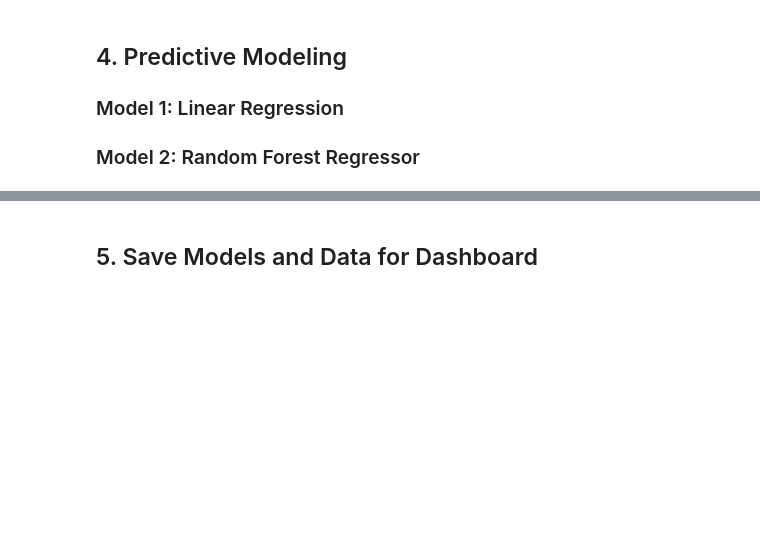
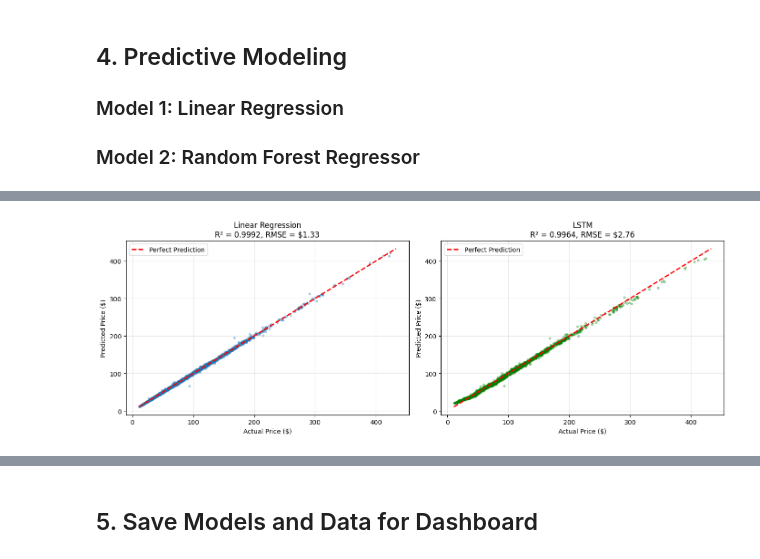
Before and after one commit to qurore/stock-analysis-a1, a Jupyter notebook: notebooks/part2_analysis_modeling.ipynb, the cells around one changed output, grey strips where cells are left out. Cells and saved outputs as stored; diff of their text form; code cells hidden in the pictures; blank space fills up the shorter version.

```diff
--- a/notebooks/part2_analysis_modeling.ipynb
+++ b/notebooks/part2_analysis_modeling.ipynb
@@ -375,37 +490,0 @@ for feat, coef in sorted(zip(feature_columns, lr_model.coef_), key=lambda x: abs
-# %%
-# Model 2: Random Forest Regressor
-print("\n" + "="*60)
-print("MODEL 2: RANDOM FOREST REGRESSOR")
-print("="*60)
-
-rf_model = RandomForestRegressor(
-    n_estimators=100,
-    max_depth=10,
-    min_samples_split=10,
-    random_state=42,
-    n_jobs=-1
-)
-
-start = time.time()
-rf_model.fit(X_train, y_train)
-rf_train_time = time.time() - start
-
-# Predictions
-y_pred_rf = rf_model.predict(X_test)
-
-# Metrics
-rf_mse = mean_squared_error(y_test, y_pred_rf)
-rf_rmse = np.sqrt(rf_mse)
-rf_mae = mean_absolute_error(y_test, y_pred_rf)
-rf_r2 = r2_score(y_test, y_pred_rf)
-
-print(f"Training time: {rf_train_time:.3f} seconds")
-print(f"\nMetrics:")
-print(f"  RMSE: ${rf_rmse:.4f}")
-print(f"  MAE:  ${rf_mae:.4f}")
-print(f"  R²:   {rf_r2:.4f}")
-
-# Feature importance
-print(f"\nFeature Importance:")
-for feat, imp in sorted(zip(feature_columns, rf_model.feature_importances_), key=lambda x: x[1], reverse=True):
-    print(f"  {feat:20}: {imp:>10.4f}")
@@ -429,32 +657,34 @@ else:
 # %%
 # Visualization: Actual vs Predicted
 fig, axes = plt.subplots(1, 2, figsize=(14, 5))
 
 # Sample for visualization (too many points)
 sample_size = min(5000, len(y_test))
 sample_idx = np.random.choice(len(y_test), sample_size, replace=False)
 
 # Linear Regression
 ax1 = axes[0]
 ax1.scatter(y_test.iloc[sample_idx], y_pred_lr[sample_idx], alpha=0.3, s=10)
 ax1.plot([y_test.min(), y_test.max()], [y_test.min(), y_test.max()], 'r--', lw=2, label='Perfect Prediction')
 ax1.set_xlabel('Actual Price ($)')
 ax1.set_ylabel('Predicted Price ($)')
 ax1.set_title(f'Linear Regression\nR² = {lr_r2:.4f}, RMSE = ${lr_rmse:.2f}')
 ax1.legend()
 ax1.grid(True, alpha=0.3)
 
-# Random Forest
+# LSTM
 ax2 = axes[1]
-ax2.scatter(y_test.iloc[sample_idx], y_pred_rf[sample_idx], alpha=0.3, s=10, color='orange')
+ax2.scatter(y_test.iloc[sample_idx], y_pred_lstm[sample_idx], alpha=0.3, s=10, color='green')
 ax2.plot([y_test.min(), y_test.max()], [y_test.min(), y_test.max()], 'r--', lw=2, label='Perfect Prediction')
 ax2.set_xlabel('Actual Price ($)')
 ax2.set_ylabel('Predicted Price ($)')
-ax2.set_title(f'Random Forest\nR² = {rf_r2:.4f}, RMSE = ${rf_rmse:.2f}')
+ax2.set_title(f'LSTM\nR² = {lstm_r2:.4f}, RMSE = ${lstm_rmse:.2f}')
 ax2.legend()
 ax2.grid(True, alpha=0.3)
 
 plt.tight_layout()
 plt.savefig(DATA_DIR / 'model_comparison.png', dpi=150, bbox_inches='tight')
 plt.show()
+# %% [output]
+[figure, added]
 # %%
```
Also changed, not shown: parts of 18 cells of this notebook, 6 other files.
